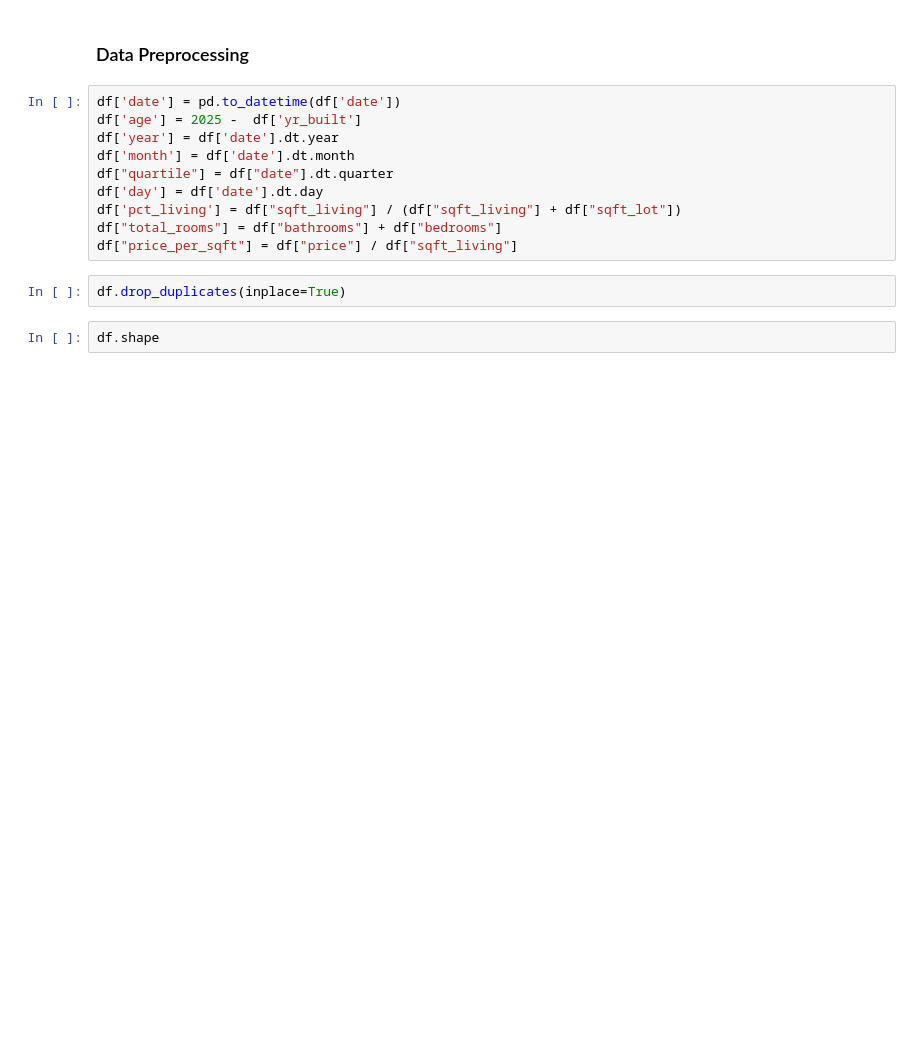
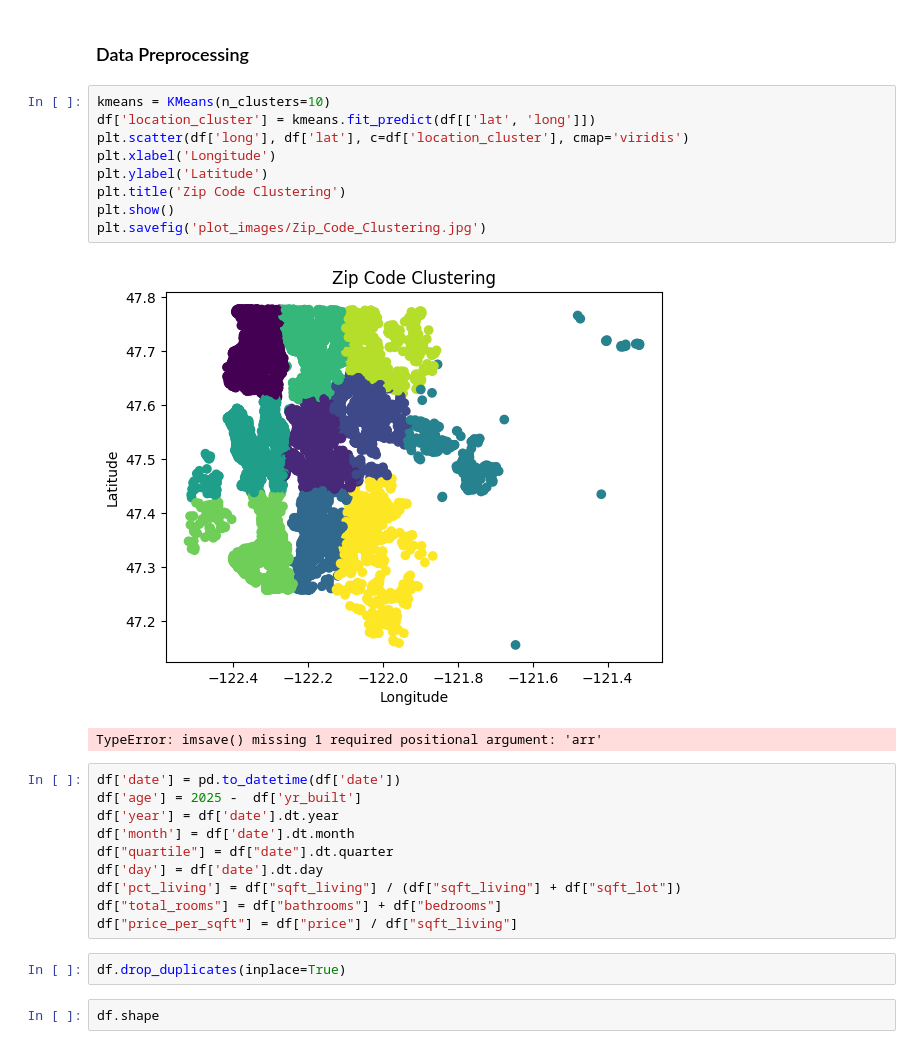
Before and after one commit to Metaphysicist1/GITA-ML, a Jupyter notebook: Task2/Task2_Script.ipynb, the cells around one changed output. Cells and saved outputs as stored; diff of their text form; blank space fills up the shorter version.

```diff
--- a/Task2/Task2_Script.ipynb
+++ b/Task2/Task2_Script.ipynb
@@ -62,6 +62,18 @@ df.describe()
 | max | 9.900000e+09 | 7.700000e+06 | 33.000000 | 8.000000 | 13540.000000 | 1.651359e+06 | 3.500000 | 1.000000 | 4.000000 | 5.000000 | ... |
 # %% [markdown]
 ### Data Preprocessing
+# %%
+kmeans = KMeans(n_clusters=10)
+df['location_cluster'] = kmeans.fit_predict(df[['lat', 'long']])
+plt.scatter(df['long'], df['lat'], c=df['location_cluster'], cmap='viridis')
+plt.xlabel('Longitude')
+plt.ylabel('Latitude')
+plt.title('Zip Code Clustering')
+plt.show()
+plt.savefig('plot_images/Zip_Code_Clustering.jpg')
+# %% [output]
+[figure, added]
+TypeError: imsave() missing 1 required positional argument: 'arr'
 # %%
 df['date'] = pd.to_datetime(df['date'])
 df['age'] = 2025 -  df['yr_built']
```
Also changed, not shown: parts of 13 cells of this notebook, 3 other files.
